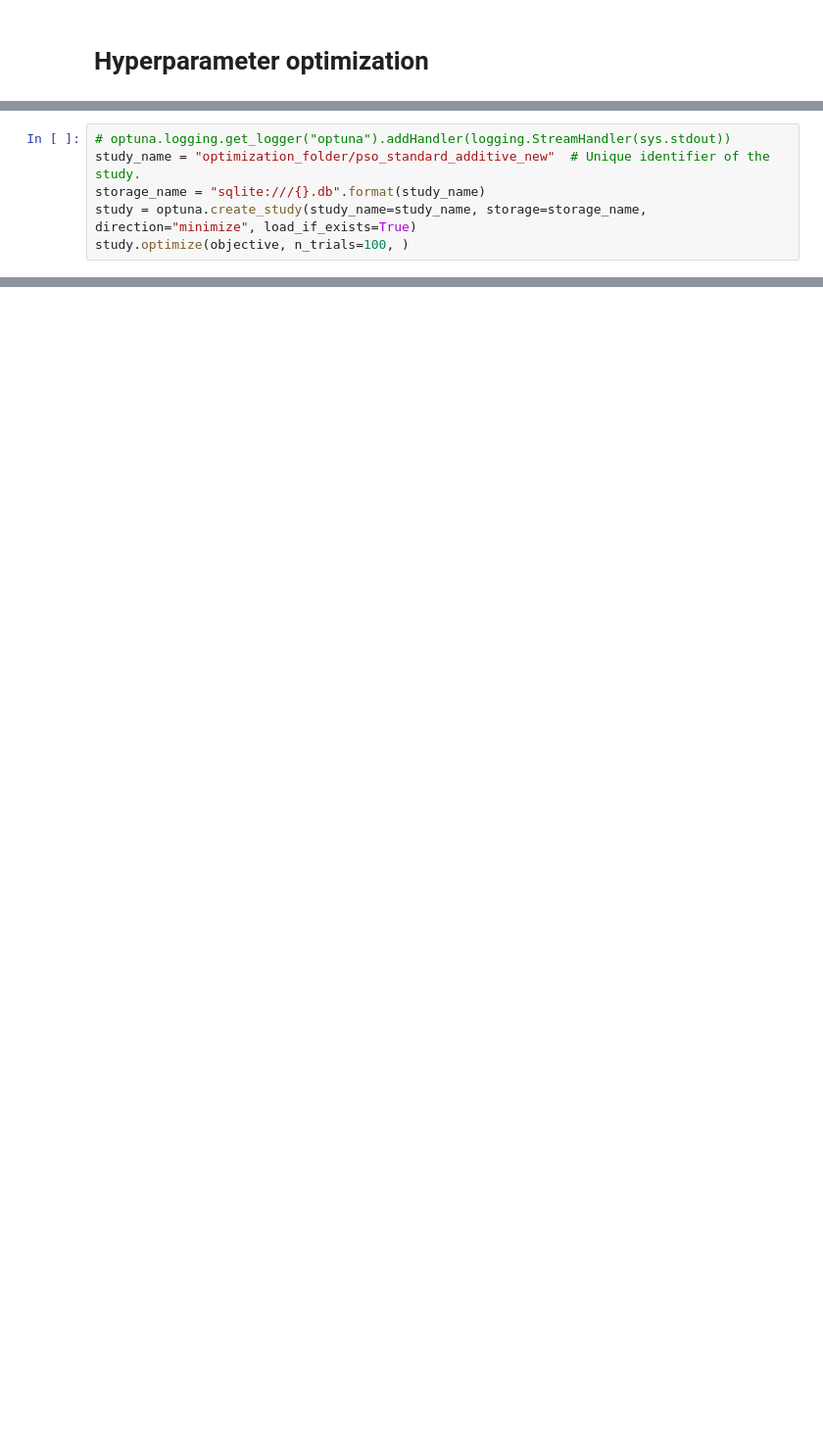
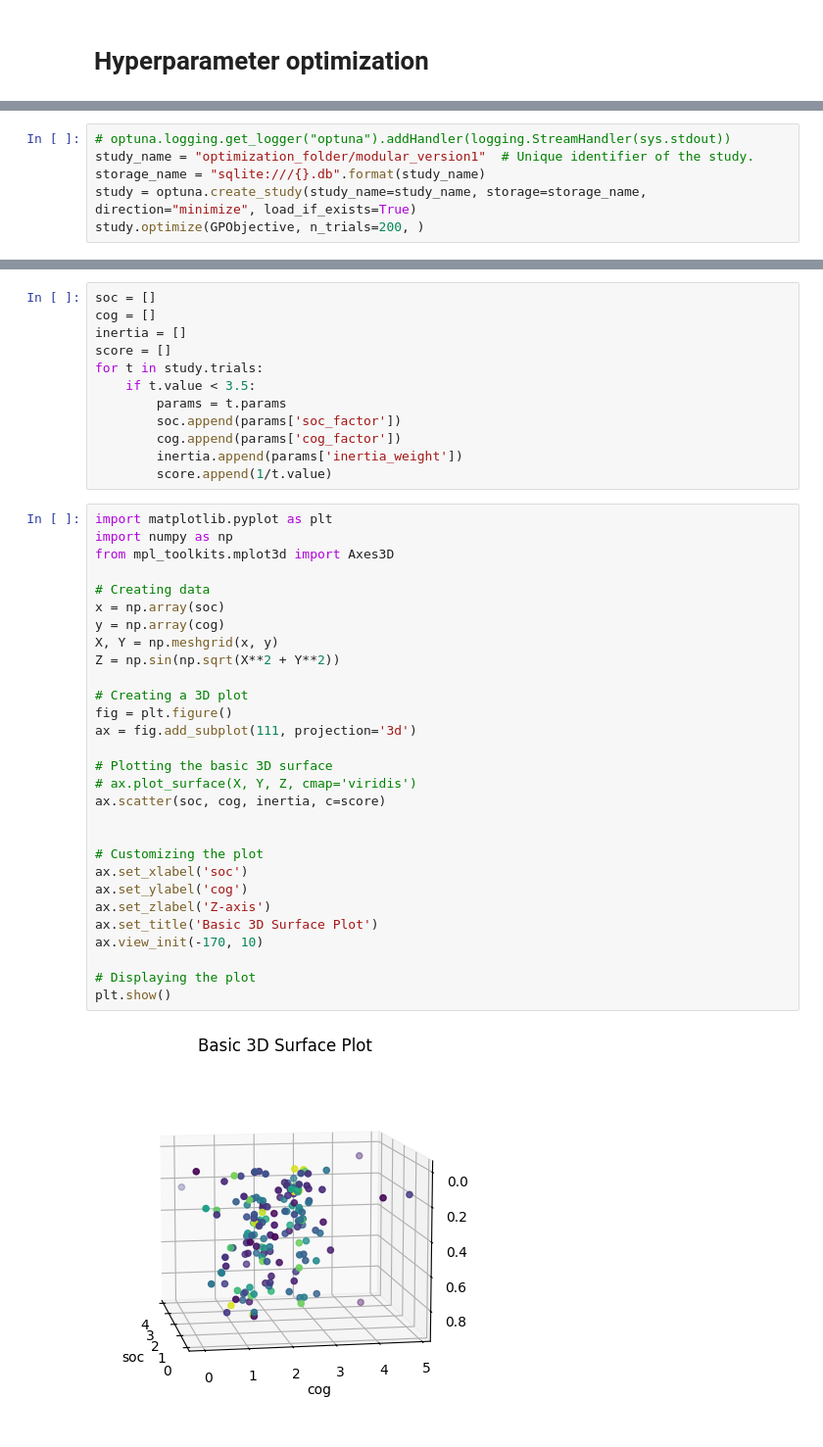
Before and after one commit to andreg24/PSO_GP_project, a Jupyter notebook: pso.ipynb, the cells around one changed output, grey strips where cells are left out. Shown at 98% size. Drawn from its saved outputs; the diff is of its cells as text; blank space fills up the shorter version.

```diff
--- a/pso.ipynb
+++ b/pso.ipynb
@@ -293,7 +268,7 @@ def objective(trial):
 # %%
 # optuna.logging.get_logger("optuna").addHandler(logging.StreamHandler(sys.stdout))
-study_name = "optimization_folder/pso_standard_additive_new"  # Unique identifier of the study.
+study_name = "optimization_folder/modular_version1"  # Unique identifier of the study.
 storage_name = "sqlite:///{}.db".format(study_name)
 study = optuna.create_study(study_name=study_name, storage=storage_name, direction="minimize", load_if_exists=True)
-study.optimize(objective, n_trials=100, )
+study.optimize(GPObjective, n_trials=200, )
 # %% [output]
@@ -339,0 +324,43 @@ dispersion = 2.1197144741292893
+# %%
+soc = []
+cog = []
+inertia = []
+score = []
+for t in study.trials:
+    if t.value < 3.5:
+        params = t.params
+        soc.append(params['soc_factor'])
+        cog.append(params['cog_factor'])
+        inertia.append(params['inertia_weight'])
+        score.append(1/t.value)
+# %%
+import matplotlib.pyplot as plt
+import numpy as np
+from mpl_toolkits.mplot3d import Axes3D
+
+# Creating data
+x = np.array(soc)
+y = np.array(cog)
+X, Y = np.meshgrid(x, y)
+Z = np.sin(np.sqrt(X**2 + Y**2))
+
+# Creating a 3D plot
+fig = plt.figure()
+ax = fig.add_subplot(111, projection='3d')
+
+# Plotting the basic 3D surface
+# ax.plot_surface(X, Y, Z, cmap='viridis')
+ax.scatter(soc, cog, inertia, c=score)
+
+
+# Customizing the plot
+ax.set_xlabel('soc')
+ax.set_ylabel('cog')
+ax.set_zlabel('Z-axis')
+ax.set_title('Basic 3D Surface Plot')
+ax.view_init(-170, 10)
+
+# Displaying the plot
+plt.show()
+# %% [output]
+[figure, added]
```
Also changed, not shown: parts of 43 cells of this notebook, 9 other files.
